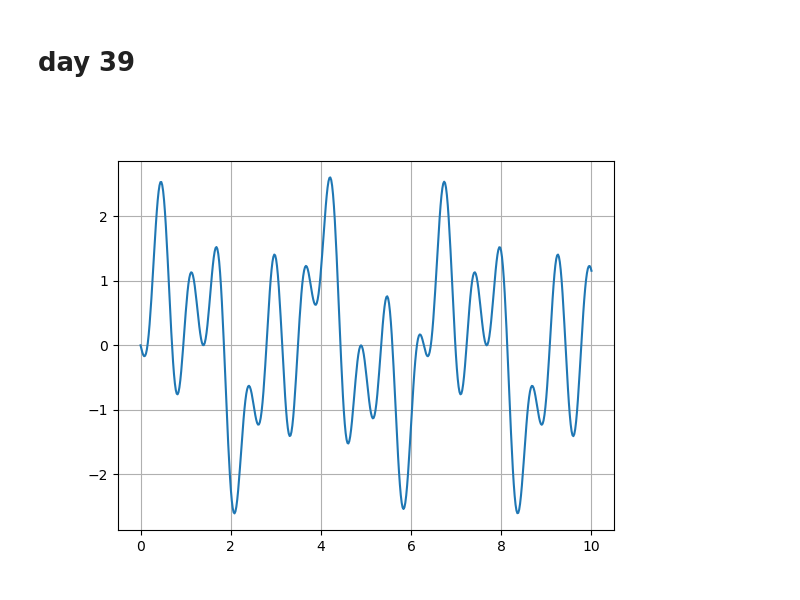
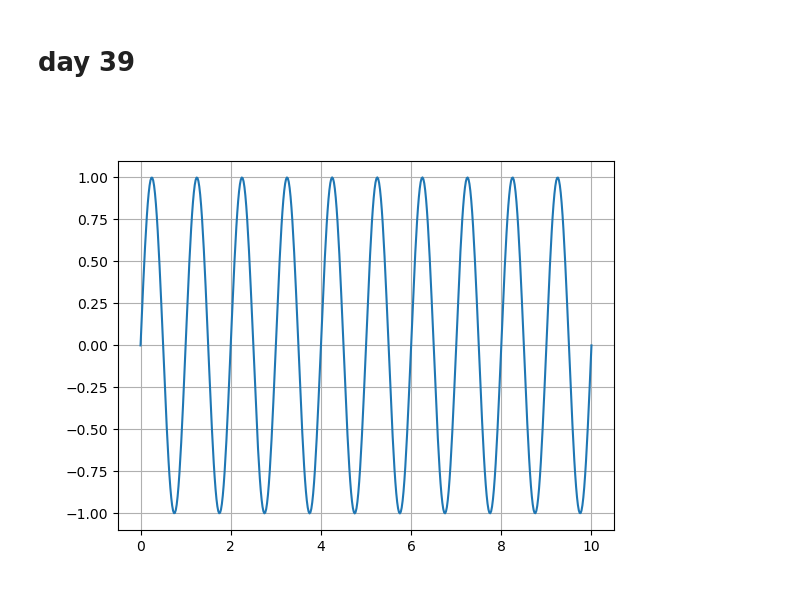
Before and after one commit to ehremington/390-2025-fall, a Jupyter notebook: develop/day39.ipynb, the cells around one changed output. Cells and saved outputs as stored; diff of their text form; code cells hidden in the pictures.

```diff
--- a/develop/day39.ipynb
+++ b/develop/day39.ipynb
@@ -5,8 +5,8 @@
 # %%
 plt.close()
 # %%
-plt.plot(x2, y2, 'C0')
+plt.plot(x0, y0, 'C0')
 plt.grid()
 plt.show()
 # %% [output]
-[figure, old version]
+[figure, new version]
```
Also changed, not shown: parts of 16 cells of this notebook, 3 other files.
